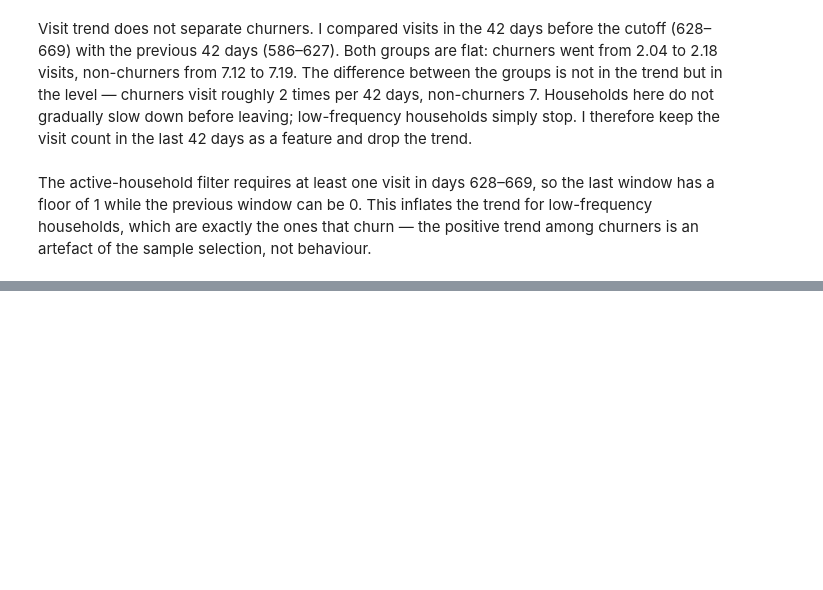
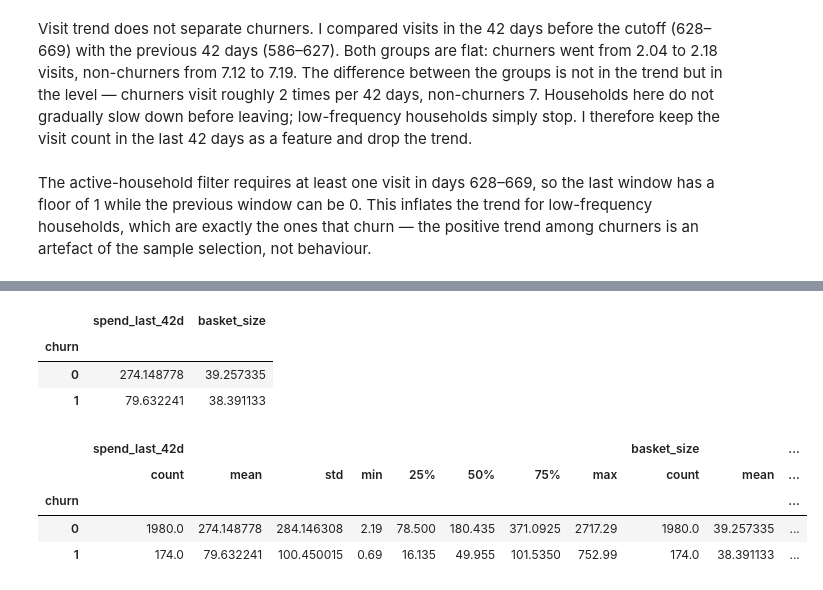
Before and after one commit to enes089r/customer-churn-campaign-analytics, a Jupyter notebook: 03_churn_model.ipynb, the cells around one changed output, grey strips where cells are left out. Saved outputs shown, nothing was run; the diff lists cells and outputs as text; code cells hidden in the pictures; blank space fills up the shorter version.

```diff
--- a/03_churn_model.ipynb
+++ b/03_churn_model.ipynb
@@ -336,0 +357,4 @@ The active-household filter requires at least one visit in days 628–669, so th
+# %%
+spend_last_42d = (tx[tx["day"].between(628, 669)].groupby("household_key")["sales_value"].sum())
+rfm_active["spend_last_42d"] = spend_last_42d
+spend_last_42d
@@ -336,0 +375,4 @@ The active-household filter requires at least one visit in days 628–669, so th
+# %%
+basket_size = spend_last_42d / last_window_fillna
+rfm_active["basket_size"] = basket_size
+basket_size
@@ -336,0 +393,15 @@ The active-household filter requires at least one visit in days 628–669, so th
+# %%
+rfm_active.groupby("churn")[["spend_last_42d", "basket_size"]].mean()
+# %% [output]
+|  | spend_last_42d | basket_size |
+| churn |  |  |
+| 0 | 274.148778 | 39.257335 |
+| 1 | 79.632241 | 38.391133 |
+# %%
+rfm_active.groupby("churn")[["spend_last_42d", "basket_size"]].describe()
+# %% [output]
+|  | spend_last_42d |  |  |  |  |  |  |  | basket_size |  | ... |
+|  | count | mean | std | min | 25% | 50% | 75% | max | count | mean | ... |
+| churn |  |  |  |  |  |  |  |  |  |  | ... |
+| 0 | 1980.0 | 274.148778 | 284.146308 | 2.19 | 78.500 | 180.435 | 371.0925 | 2717.29 | 1980.0 | 39.257335 | ... |
+| 1 | 174.0 | 79.632241 | 100.450015 | 0.69 | 16.135 | 49.955 | 101.5350 | 752.99 | 174.0 | 38.391133 | ... |
```
Also changed, not shown: parts of 46 cells of this notebook.
